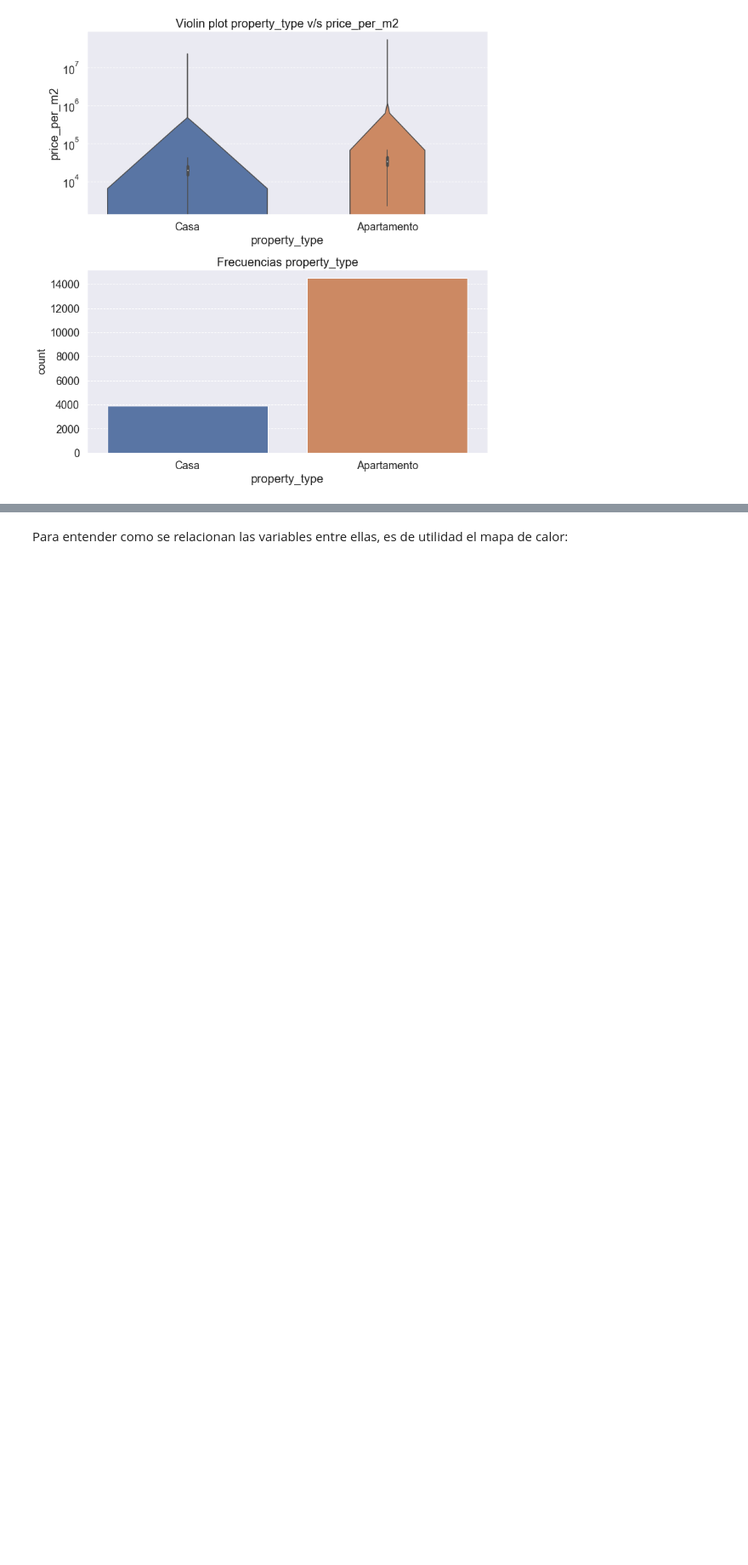
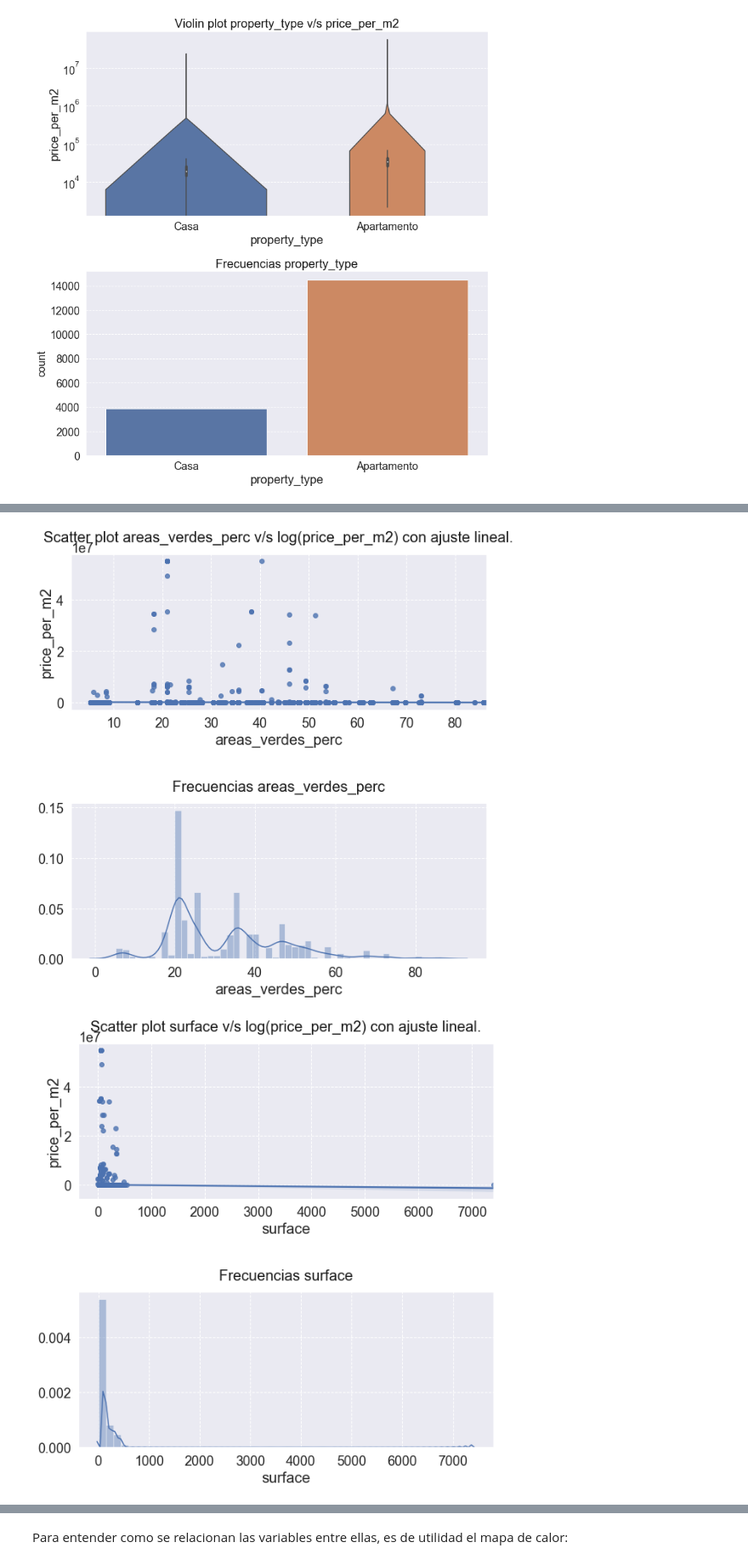
Before and after one commit to Diego-II/tarea1-DataScienceLAB, a Jupyter notebook: Tarea 1.ipynb, the cells around one changed output, grey strips where cells are left out. Shown: that part at 85% size. Saved outputs shown, nothing was run; the diff lists cells and outputs as text; code cells hidden in the pictures; blank space fills up the shorter version.

```diff
--- a/Tarea 1.ipynb
+++ b/Tarea 1.ipynb
@@ -662,0 +792,6 @@ plot_violin('price_per_m2','cant_garajes')
+# %%
+plot_scatter('price_per_m2','areas_verdes_perc',scale = False)
+plot_scatter('price_per_m2','surface',scale = False)
+# %% [output]
+[figure, added]
+[figure, added]
```
Also changed, not shown: parts of 14 cells of this notebook.
